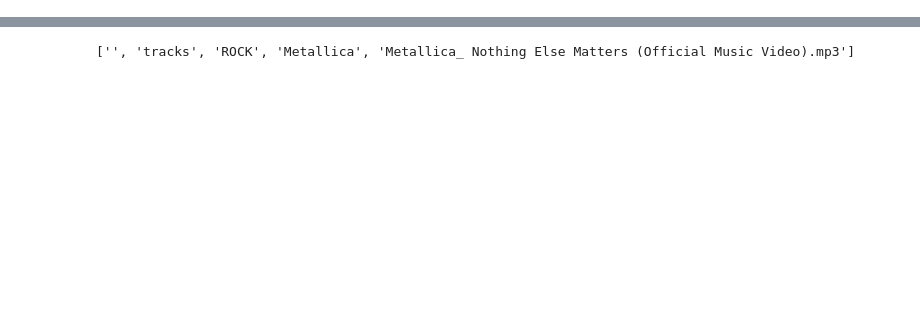
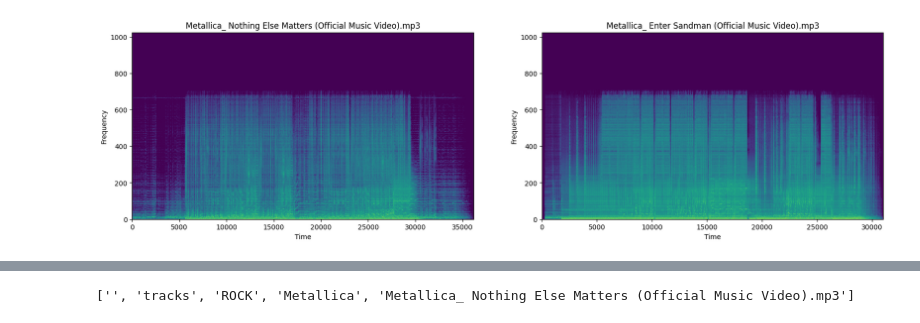
Before and after one commit to ioSoyPato/Duckify, a Jupyter notebook: idea.ipynb, the cells around one changed output, grey strips where cells are left out. Cells and saved outputs as stored; diff of their text form; code cells hidden in the pictures; blank space fills up the shorter version.

```diff
--- a/idea.ipynb
+++ b/idea.ipynb
@@ -47,0 +63,12 @@ def recommend_song(path:str, genre:str):
+# %%
+SONGS_DB = pd.read_csv("DataBase/SONGS_DB.csv")
+SONGS_DB.set_index("ID", inplace=True)
+
+# Drop all Unnameds
+Unnamed = [0,0.1,0.2,0.3]
+
+try:
+    for i in Unnamed:
+        SONGS_DB.drop(f"Unnamed: {i}",axis=1, inplace=True)
+except:
+    print("Already clean")
@@ -48,3 +179,7 @@ def recommend_song(path:str, genre:str):
+# %%
+graphic_spectogram(SONGS_DB["shortedPath"].to_list()[0], SONGS_DB["shortedPath"].to_list()[1])
+# %% [output]
+[figure, added]
 # %%
 a = recommend_song("/tracks/ROCK/Metallica/Metallica_ Nothing Else Matters (Official Music Video).mp3","ROCK")
 
```
Also changed, not shown: parts of 13 cells of this notebook.
